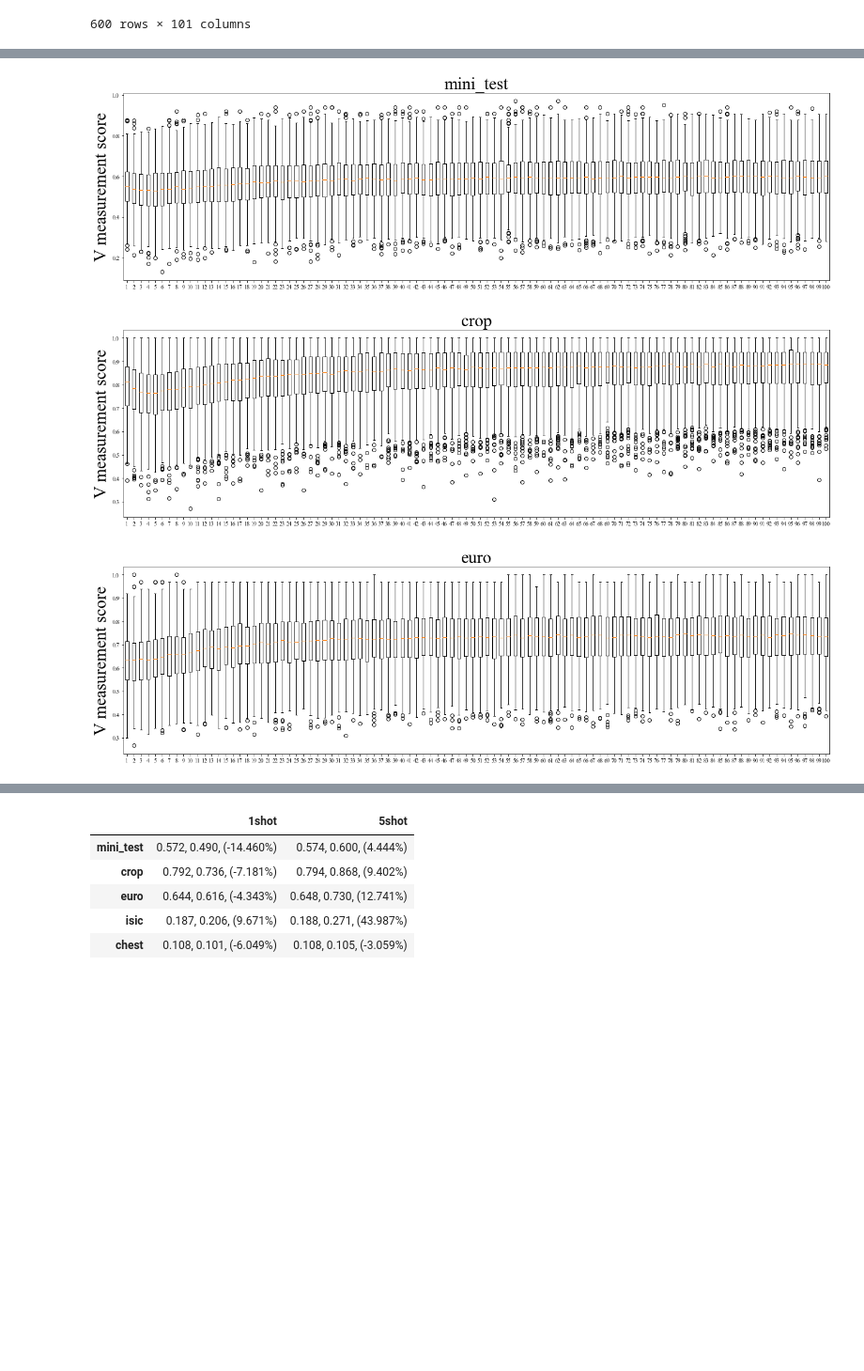
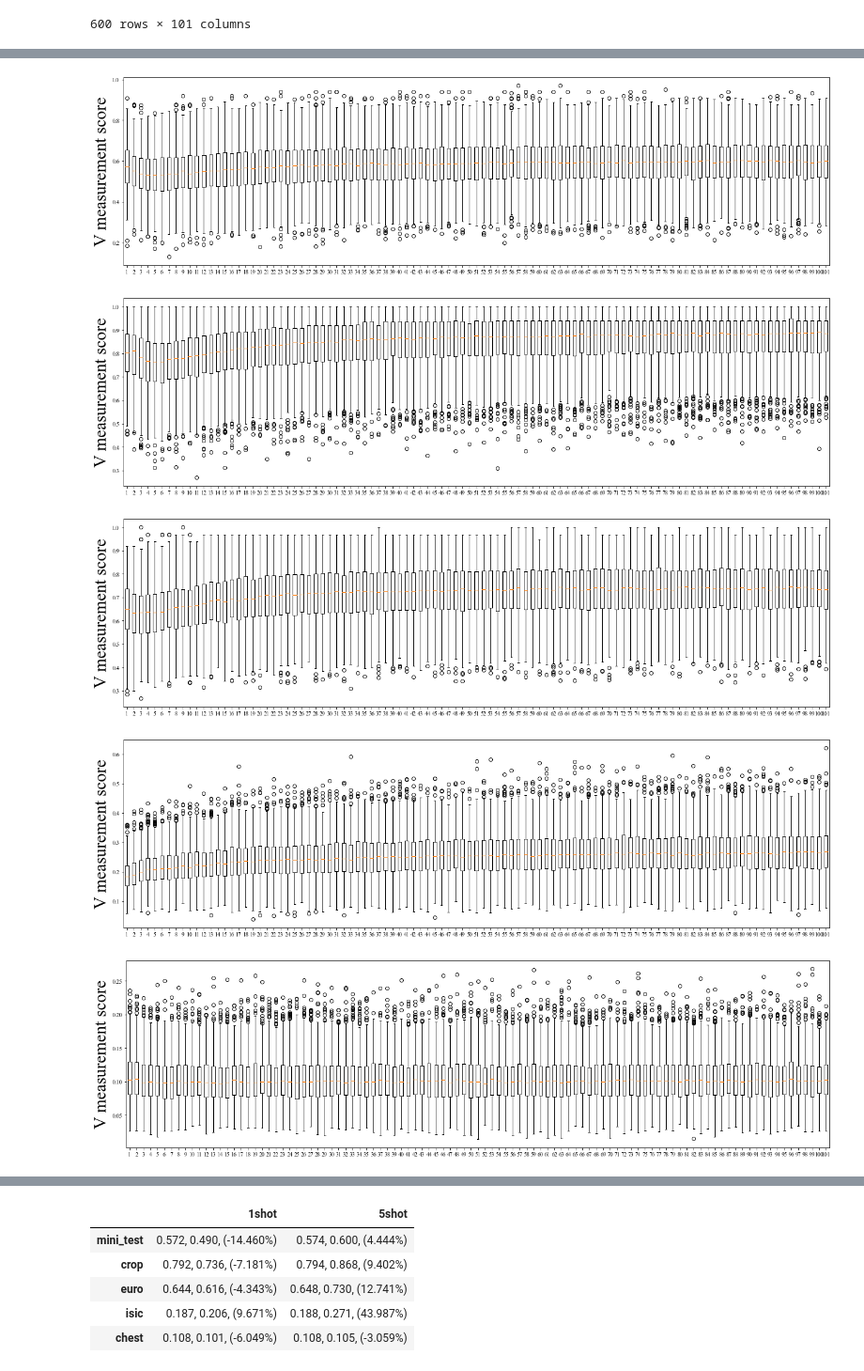
Before and after one commit to kimyuji/Fine-tune-with-Few-Samples, a Jupyter notebook: analysis_v_measurement.ipynb, the cells around one changed output, grey strips where cells are left out. Shown at 94% size. Cells and saved outputs as stored; diff of their text form; code cells hidden in the pictures; blank space fills up the shorter version.

```diff
--- a/analysis_v_measurement.ipynb
+++ b/analysis_v_measurement.ipynb
@@ -105,0 +94,21 @@ for data in datas:
+# %%
+for data in datas:
+    fig, ax1 = plt.subplots(figsize = (22, 8))
+    v_score = pd.read_csv('./logs/baseline/output/resnet10_simclr_LS_default/{}/05way_001shot_full_default/v_score_query.csv'.format(data), index_col='Unnamed: 0')
+    v_std = v_score.std()
+    test_acc = pd.read_csv('./logs/baseline/output/resnet10_simclr_LS_default/{}/05way_001shot_full_default/test_history.csv'.format(data), index_col='Unnamed: 0')
+    test_acc['epoch0'] = None
+    test_acc = test_acc.reindex(columns=['epoch{}'.format(i) for i in range(0, 101)])
+    ax1.plot(v_score.mean(), linewidth=3.5, marker='o')
+    #ax1.errorbar(v_score.columns, v_score.mean(), yerr=v_std, fmt='-o')
+    plt.xticks(np.arange(-2, 101, 10), ('0', '', '20', '', '40', '', '60', '', '80', '', '100'), fontsize = 50)
+    ax2 = ax1.twinx()
+    ax1.tick_params(labelsize=40)
+    ax2.tick_params(labelsize=50)
+    ax2.plot(test_acc.mean()*100, linewidth=3.5, color = 'orange')
+    ax2.set_ylim(0, 100)
+    ax1.set_xlabel("Epoch", fontsize=50)
+    #plt.title(data, fontsize=40)
+    plt.savefig('./img_pdf/v_score/query/err/1shot_{}.pdf'.format(data), bbox_inches='tight', format='pdf')
+    # plt.legend(fontsize=20, loc=1)
+#plt.close()
@@ -105,0 +138,3 @@ for data in datas:
+# %%
+test_acc = test_acc.reindex(columns=['epoch{}'.format(i) for i in range(0, 101)])
+test_acc
@@ -109,8 +198,10 @@ for data in datas:
     v_score = pd.read_csv('./logs/baseline/output/resnet10_simclr_LS_default/{}/05way_005shot_full_default/v_score_query.csv'.format(data), index_col='Unnamed: 0')
     v_std = v_score.std()
     test_acc = pd.read_csv('./logs/baseline/output/resnet10_simclr_LS_default/{}/05way_005shot_full_default/test_history.csv'.format(data), index_col='Unnamed: 0')
-    ax1.plot(v_score.mean(), linewidth=3.5)
-    #ax1.errorbar(v_score.columns, v_score.mean(), yerr=v_std, fmt='-o')
+    test_acc['epoch0'] = None
+    test_acc = test_acc.reindex(columns=['epoch{}'.format(i) for i in range(0, 101)])
+    #ax1.plot(v_score.mean(), linewidth=3.5, marker='o')
+    ax1.errorbar(v_score.columns, v_score.mean(), yerr=v_std, fmt='-o')
     plt.xticks(np.arange(-1, 100, 10), ('0', '', '20', '', '40', '', '60', '', '80', '', '100'), fontsize = 50)
     ax2 = ax1.twinx()
     ax1.tick_params(labelsize=40)
@@ -119,7 +210,7 @@ for data in datas:
     ax2.set_ylim(0, 100)
     ax1.set_xlabel("Epoch", fontsize=50)
     #plt.title(data, fontsize=40)
-    plt.savefig('./img_pdf/v_score/query/5shot_{}.pdf'.format(data), bbox_inches='tight', format='pdf')
+    plt.savefig('./img_pdf/v_score/query/err/5shot_{}.pdf'.format(data), bbox_inches='tight', format='pdf')
     # plt.legend(fontsize=20, loc=1)
 #plt.close()
 
@@ -147,7 +254,7 @@ for data in datas:
     v_score = pd.read_csv('./logs/baseline/output/resnet10_simclr_LS_default/{}/05way_005shot_full_default/v_score_support.csv'.format(data), index_col='Unnamed: 0')
     v_std = v_score.std()
     test_acc = pd.read_csv('./logs/baseline/output/resnet10_simclr_LS_default/{}/05way_005shot_full_default/train_history.csv'.format(data), index_col='Unnamed: 0')
-    ax1.plot(v_score.mean(), linewidth=3.5)
+    ax1.plot(v_score.mean(), linewidth=3.5, marker='o')
     #ax1.errorbar(v_score.columns, v_score.mean(), yerr=v_std, fmt='-o')
     plt.xticks(np.arange(-1, 100, 10), ('0', '', '20', '', '40', '', '60', '', '80', '', '100'), fontsize = 50)
     ax2 = ax1.twinx()
@@ -183,17 +290,19 @@ for data in datas:
 # %%
-for data in ['mini_test', 'crop','euro']:
+for data in datas:
     v_score = pd.read_csv('./logs/baseline/output/resnet10_simclr_LS_default/{}/05way_005shot_full_default/v_score_query.csv'.format(data), index_col='Unnamed: 0')
     fig = plt.figure(figsize=(22,6))
     plt.boxplot(v_score)
     plt.xticks()
     #plt.yticks(np.arange(0, 101, 10), fontsize = 20)
     plt.ylabel("V measurement score", fontsize=30)
-    plt.title(data, fontsize=30)
-    plt.savefig('./img_pdf/v_score/query/boxplot_5shot_{}.pdf'.format(data), bbox_inches='tight', format='pdf')
+    #plt.title(data, fontsize=30)
+    plt.savefig('./img_pdf/v_score/query/boxplot/5shot_{}.pdf'.format(data), bbox_inches='tight', format='pdf')
     # plt.legend(fontsize=20, loc=1)
 #plt.close()
 # %% [output]
-[figure, old version]
+[figure, new version]
-[figure, old version]
+[figure, new version]
-[figure, old version]
+[figure, new version]
+[figure, added]
+[figure, added]
 # %%
```
Also changed, not shown: parts of 14 cells of this notebook, 6 other files.
